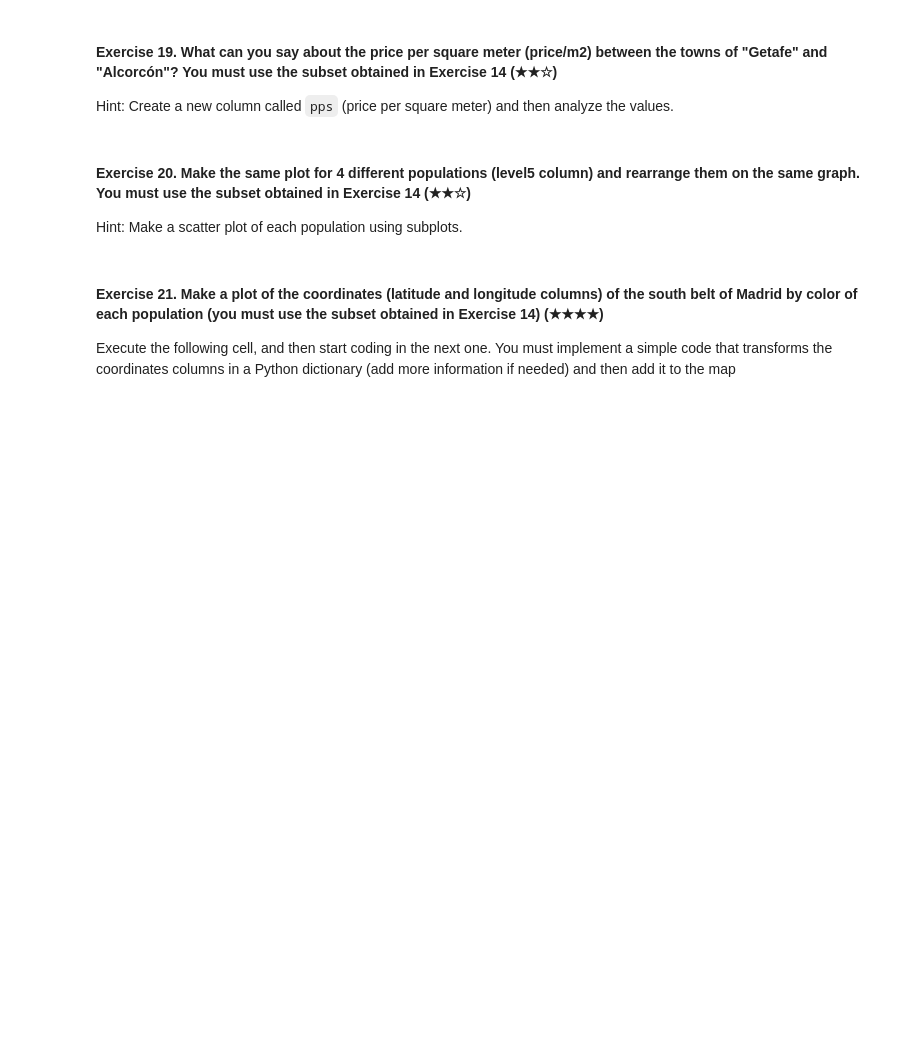
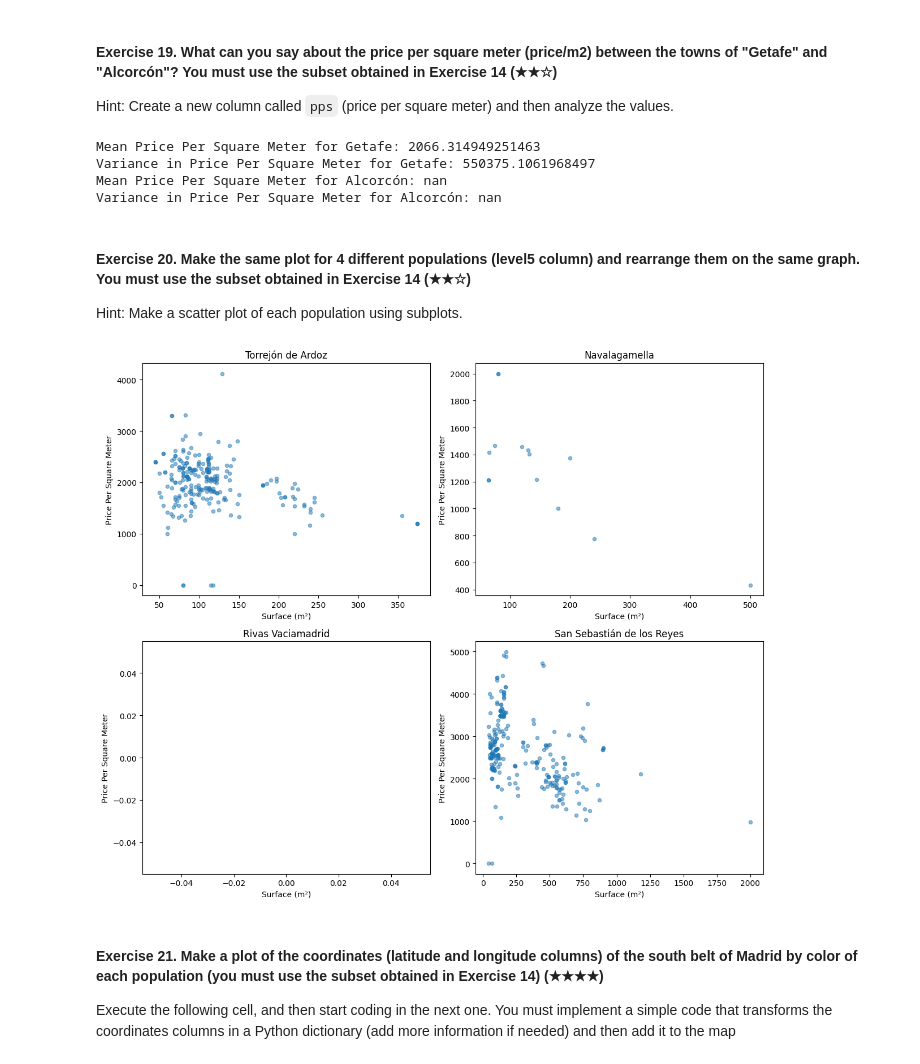
Before and after one commit to 4GeeksAcademy/Miura.realestate-datacleanup-exercise, a Jupyter notebook: project.ipynb, the cells around one changed output. Saved outputs shown, nothing was run; the diff lists cells and outputs as text; code cells hidden in the pictures; blank space fills up the shorter version.

```diff
--- a/project.ipynb
+++ b/project.ipynb
@@ -361,13 +420,72 @@ Hint: You can help yourself by reviewing the *multihist* demo of Matplotlib.
 
 Hint: Create a new column called `pps` (price per square meter) and then analyze the values.
 # %%
-# TODO
+import pandas as pd
+df = pd.read_csv('assets/real_estate.csv', sep=';')
+
+subset_df = df[df["level5"].isin(["Fuenlabrada", "Leganés", "Getafe", "Alcorcon"])]
+
+
+subset_df = subset_df[subset_df['surface'] > 0]
+
+
+subset_df.loc[:, 'pps'] = subset_df['price'] / subset_df['surface']
+getafe_df = subset_df[subset_df['level5'] == 'Getafe']
+alcorcon_df = subset_df[subset_df['level5'] == 'Alcorcon']
+
+
+mean_pps_getafe = getafe_df['pps'].mean()
+mean_pps_alcorcon = alcorcon_df['pps'].mean()
+
+
+variance_pps_getafe = getafe_df['pps'].var()
+variance_pps_alcorcon = alcorcon_df['pps'].var()
+
+
+print(f"Mean Price Per Square Meter for Getafe: {mean_pps_getafe}")
+print(f"Variance in Price Per Square Meter for Getafe: {variance_pps_getafe}")
+print(f"Mean Price Per Square Meter for Alcorcón: {mean_pps_alcorcon}")
+print(f"Variance in Price Per Square Meter for Alcorcón: {variance_pps_alcorcon}")
+# %% [output]
+Mean Price Per Square Meter for Getafe: 2066.314949251463
+Variance in Price Per Square Meter for Getafe: 550375.1061968497
+Mean Price Per Square Meter for Alcorcón: nan
+Variance in Price Per Square Meter for Alcorcón: nan
 # %% [markdown]
 #### Exercise 20. Make the same plot for 4 different populations (level5 column) and rearrange them on the same graph. You must use the subset obtained in Exercise 14 (★★☆)
 
 Hint: Make a scatter plot of each population using subplots.
 # %%
-# TODO
+import pandas as pd
+import matplotlib.pyplot as plt
+
+df = pd.read_csv('assets/real_estate.csv', sep=';')
+
+
+subset_df = df[df["level5"].isin(["Torrejón de Ardoz", "Navalagamella", "Rivas Vaciamadrid", "San Sebastián de los Reyes"])]
+
+subset_df = subset_df[subset_df['surface'] > 0]
+
+subset_df['pps'] = subset_df['price'] / subset_df['surface']
+
+fig, axs = plt.subplots(2, 2, figsize=(12, 10))
+cities = ['Torrejón de Ardoz', 'Navalagamella', 'Rivas Vaciamadrid', 'San Sebastián de los Reyes']
+
+for i, city in enumerate(cities):
+    ax = axs[i // 2, i % 2]
+    city_data = subset_df[subset_df['level5'] == city]
+
+
+    ax.scatter(city_data['surface'], city_data['pps'], alpha=0.5, s=20)
+    ax.set_title(f'{city}')
+    ax.set_xlabel('Surface (m²)')
+    ax.set_ylabel('Price Per Square Meter')
+
+
+plt.tight_layout()
+plt.show()
+# %% [output]
+[figure, added]
 # %% [markdown]
 #### Exercise 21. Make a plot of the coordinates (latitude and longitude columns) of the south belt of Madrid by color of each population (you must use the subset obtained in Exercise 14) (★★★★)
 
```
Also changed, not shown: parts of 4 cells of this notebook, 1 other file.
